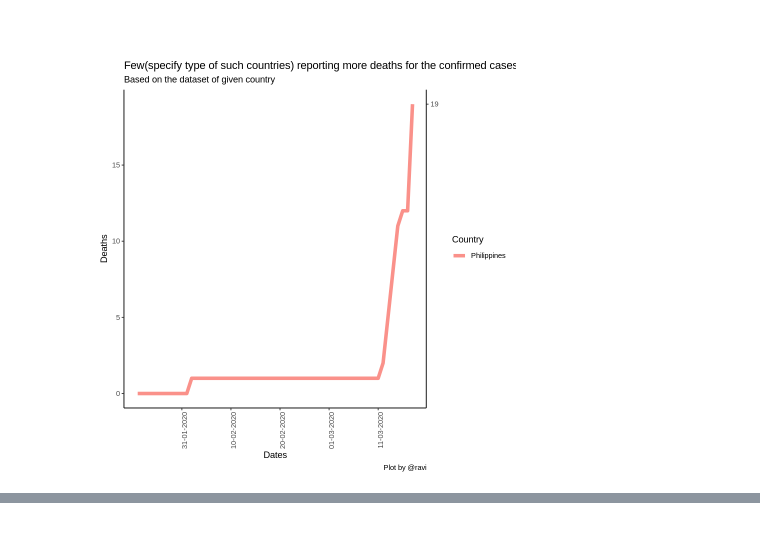
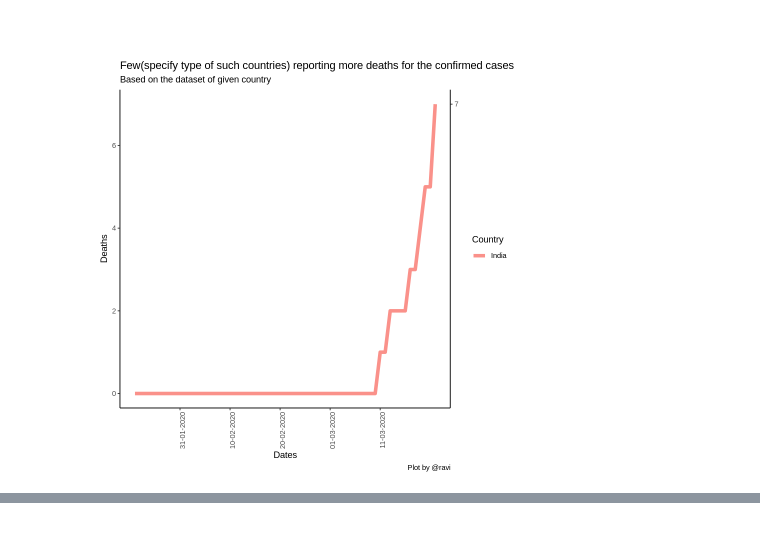
Before and after one commit to ravi-prakash1907/A-tracking-of-COVID-19, a Jupyter notebook: COVID-19/Notebooks/visualizer.ipynb, the cells around one changed output, grey strips where cells are left out. Cells and saved outputs as stored; diff of their text form; code cells hidden in the pictures.

```diff
--- a/COVID-19/Notebooks/visualizer.ipynb
+++ b/COVID-19/Notebooks/visualizer.ipynb
@@ -329,9 +331,9 @@ confirmed.till.date(c("Italy", "South Korea", "Iran"), F)
 # %% [markdown]
 <br />
 # %%
-deaths.till.date("Philippines")
+deaths.till.date("India")
 # %% [output]
-[figure, old version]
+[figure, new version]
 # %%
 deaths.till.date(c("Italy", "South Korea", "Iran"))
 # %% [output]
```
Also changed, not shown: parts of 8 cells of this notebook, 4 other files.
